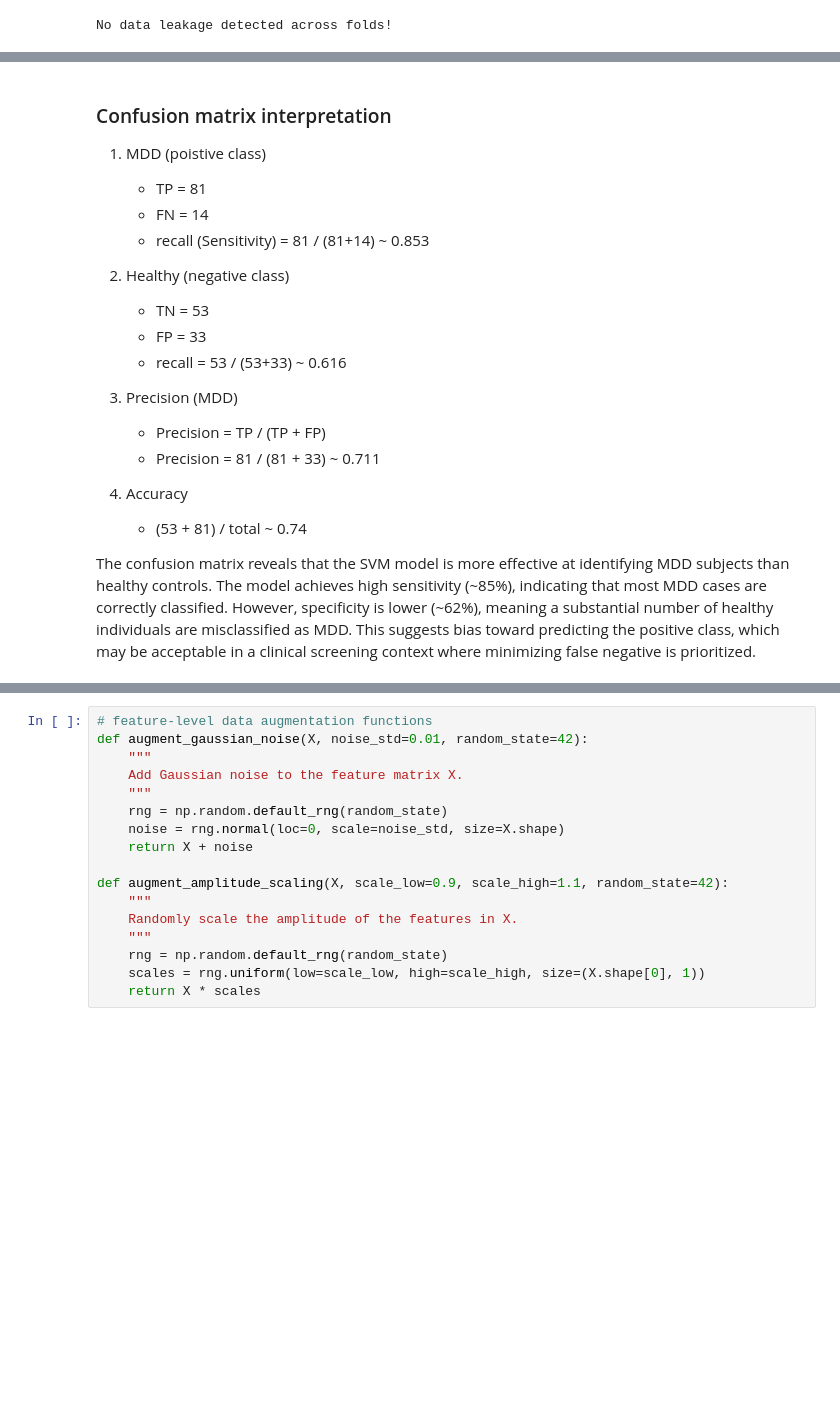
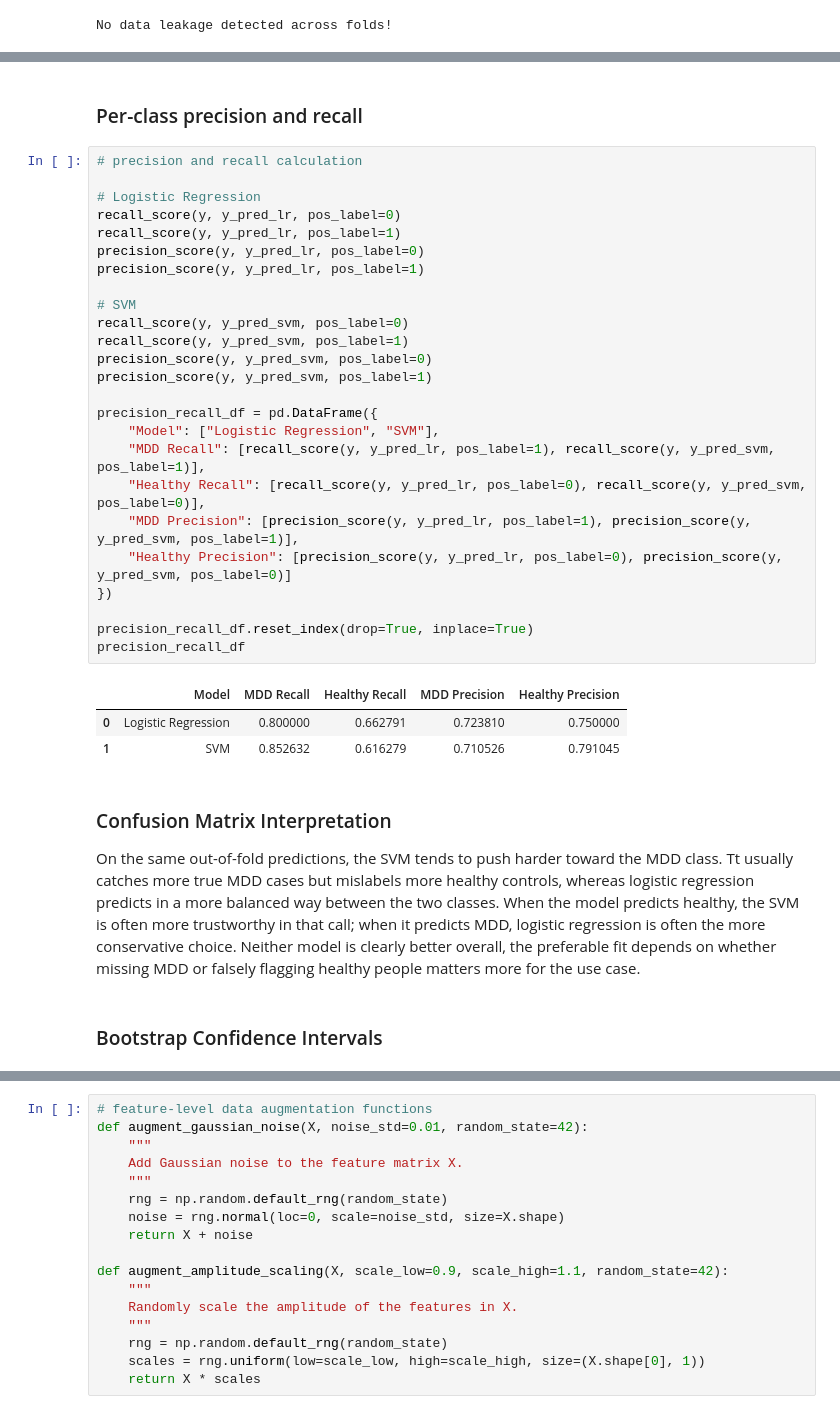
Before and after one commit to BJAngulo/MSSE-277b-final-project-, a Jupyter notebook: notebooks/01_pipeline.ipynb, the cells around one changed output, grey strips where cells are left out. Drawn from its saved outputs; the diff is of its cells as text; blank space fills up the shorter version.

```diff
--- a/notebooks/01_pipeline.ipynb
+++ b/notebooks/01_pipeline.ipynb
@@ -314,21 +332,37 @@ plt.show()
+# %% [markdown]
+### Per-class precision and recall
+# %%
+# precision and recall calculation
+
+# Logistic Regression
+recall_score(y, y_pred_lr, pos_label=0)
+recall_score(y, y_pred_lr, pos_label=1)
+precision_score(y, y_pred_lr, pos_label=0)
+precision_score(y, y_pred_lr, pos_label=1)
+
+# SVM
+recall_score(y, y_pred_svm, pos_label=0)
+recall_score(y, y_pred_svm, pos_label=1)
+precision_score(y, y_pred_svm, pos_label=0)
+precision_score(y, y_pred_svm, pos_label=1)
+
+precision_recall_df = pd.DataFrame({
+    "Model": ["Logistic Regression", "SVM"],
+    "MDD Recall": [recall_score(y, y_pred_lr, pos_label=1), recall_score(y, y_pred_svm, pos_label=1)],
+    "Healthy Recall": [recall_score(y, y_pred_lr, pos_label=0), recall_score(y, y_pred_svm, pos_label=0)],
+    "MDD Precision": [precision_score(y, y_pred_lr, pos_label=1), precision_score(y, y_pred_svm, pos_label=1)],
+    "Healthy Precision": [precision_score(y, y_pred_lr, pos_label=0), precision_score(y, y_pred_svm, pos_label=0)]
+})
+
+precision_recall_df.reset_index(drop=True, inplace=True)
+precision_recall_df
+# %% [output]
+|  | Model | MDD Recall | Healthy Recall | MDD Precision | Healthy Precision |
+| 0 | Logistic Regression | 0.800000 | 0.662791 | 0.723810 | 0.750000 |
+| 1 | SVM | 0.852632 | 0.616279 | 0.710526 | 0.791045 |
 # %% [markdown]
-### Confusion matrix interpretation
+### Confusion Matrix Interpretation
 
-1. MDD (poistive class)
-    - TP = 81
-    - FN = 14
-    - recall (Sensitivity) = 81 / (81+14) ~ 0.853
-
-2. Healthy (negative class)
-    - TN = 53
-    - FP = 33
-    - recall = 53 / (53+33) ~ 0.616
-
-3. Precision (MDD)
-    - Precision = TP / (TP + FP)
-    - Precision = 81 / (81 + 33) ~ 0.711
-
-4. Accuracy
-    - (53 + 81) / total ~ 0.74
-
-The confusion matrix reveals that the SVM model is more effective at identifying MDD subjects than healthy controls. The model achieves high sensitivity (~85%), indicating that most MDD cases are correctly classified. However, specificity is lower (~62%), meaning a substantial number of healthy individuals are misclassified as MDD. This suggests bias toward predicting the positive class, which may be acceptable in a clinical screening context where minimizing false negative is prioritized.
+On the same out-of-fold predictions, the SVM tends to push harder toward the MDD class. Tt usually catches more true MDD cases but mislabels more healthy controls, whereas logistic regression predicts in a more balanced way between the two classes. When the model predicts healthy, the SVM is often more trustworthy in that call; when it predicts MDD, logistic regression is often the more conservative choice. Neither model is clearly better overall, the preferable fit depends on whether missing MDD or falsely flagging healthy people matters more for the use case.
+# %% [markdown]
+### Bootstrap Confidence Intervals
```
Also changed, not shown: parts of 24 cells of this notebook.
